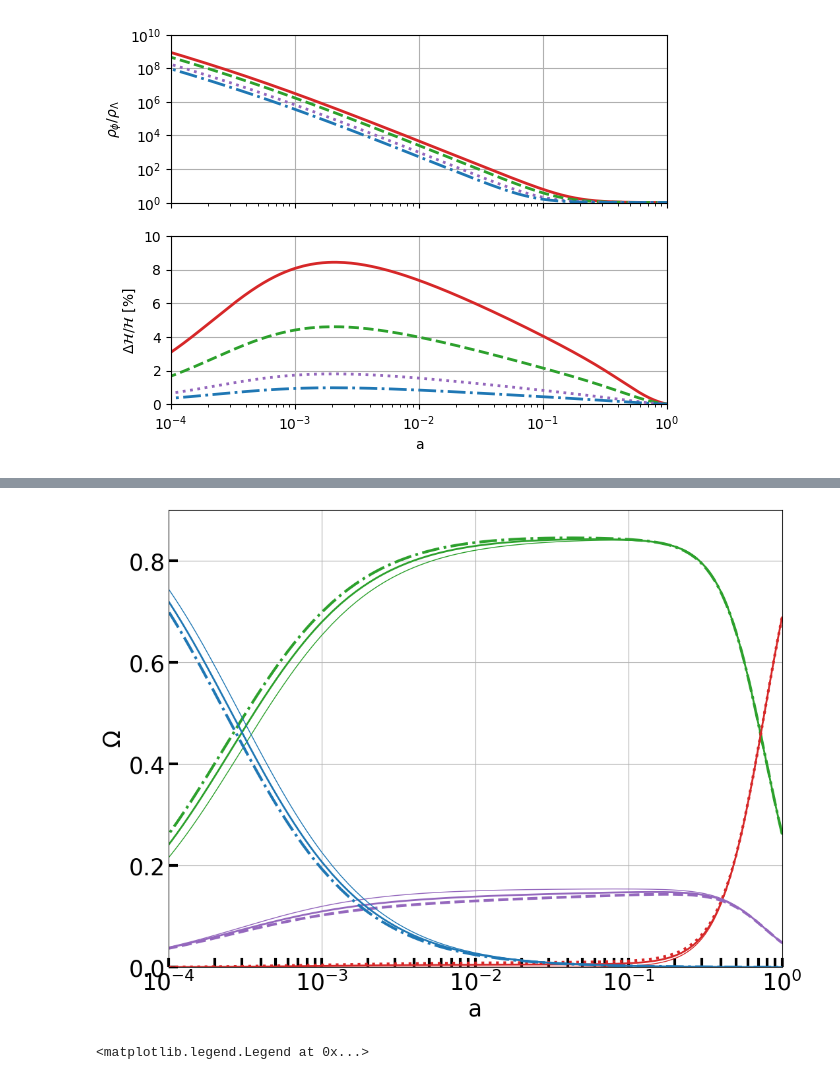
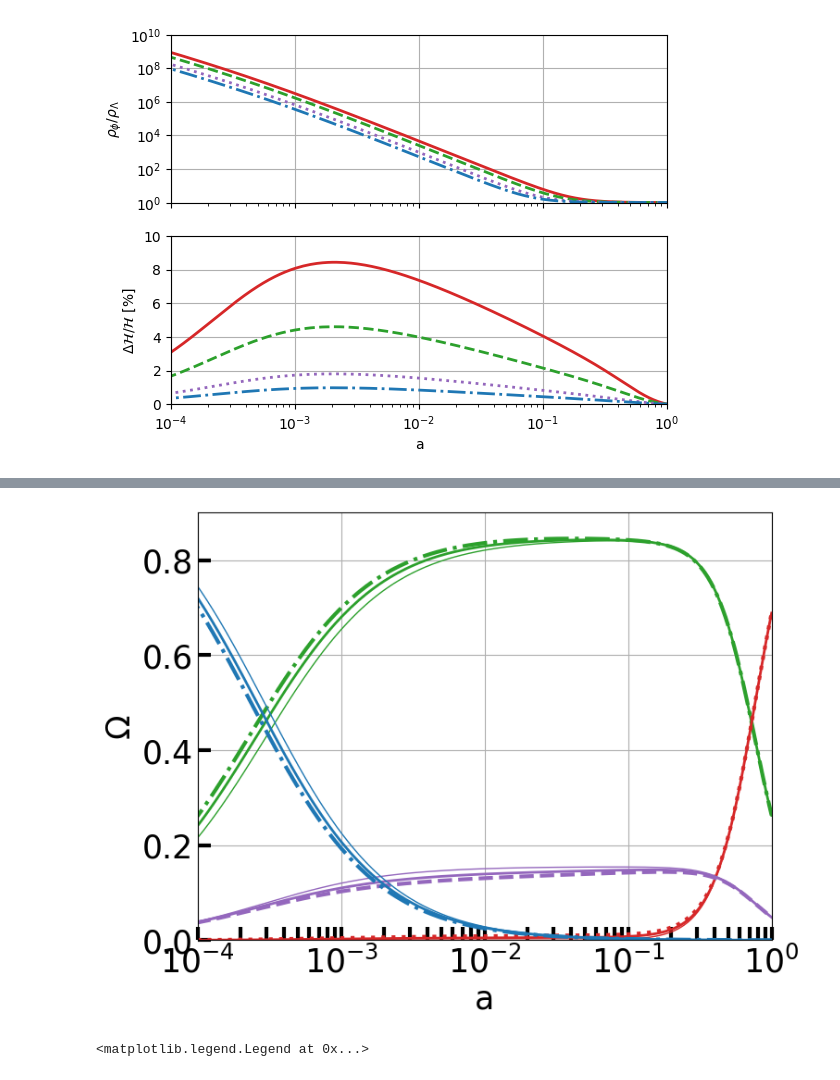
Before and after one commit to joaoreboucas1/ISF, a Jupyter notebook: Interacting_Scalar_Fields.ipynb, the cells around one changed output, grey strips where cells are left out. Saved outputs shown, nothing was run; the diff lists cells and outputs as text; code cells hidden in the pictures.

```diff
--- a/Interacting_Scalar_Fields.ipynb
+++ b/Interacting_Scalar_Fields.ipynb
@@ -13,14 +13,15 @@ Units: assume reduced natural units: $c = 8 \pi G = \hbar = 1$
 # %%
 # Fixed parameters from Planck 2018
+c_in_km_s = 299_792.458
 h = 0.6756
+H0 = 100*h/c_in_km_s
+rho_cr = 3*H0**2
 omega_c = 0.12/h**2
 omega_b = 0.022/h**2
 omega_phot = 2.47e-5/h**2
 omega_massless_nu = 3*(7/8)*(4/11)**(4/3)*omega_phot
 omega_r = omega_phot + omega_massless_nu
 omega_de = 1 - omega_c - omega_b - omega_r
-
-rho_cr = 3
 # %% [markdown]
 ## Equations:
 The Klein-Gordon equation for $\phi$ with DM interaction is (see Equation 39):
@@ -354,34 +358,34 @@ plt.savefig("fig2_a.pdf")
 # %%
 # Figure 1a
-factor=3
+factor=2
 plt.figure(figsize=(4*factor,3*factor))
 plt.semilogx(a, f_dm_a_8, color='tab:green', ls='-.', lw=3)
 plt.semilogx(a, f_dm_a_10, color='tab:green', ls='-', lw=2)
 plt.semilogx(a, f_dm_a_lcdm, color='tab:green', ls='-', lw=1)
 plt.semilogx(a, f_de_a_8, color='tab:red', ls=':', lw=3)
 plt.semilogx(a, f_de_a_10, color='tab:red', ls='-', lw=2)
 plt.semilogx(a, f_de_a_lcdm, color='tab:red', ls='-', lw=1)
 plt.semilogx(a, f_b_a_8, color='tab:purple', ls='--', lw=3)
 plt.semilogx(a, f_b_a_10, color='tab:purple', ls='-', lw=2)
 plt.semilogx(a, f_b_a_lcdm, color='tab:purple', ls='-', lw=1)
 plt.semilogx(a, f_r_a_8, color='tab:blue', ls='-.', lw=3)
 plt.semilogx(a, f_r_a_10, color='tab:blue', ls='-', lw=2)
 plt.semilogx(a, f_r_a_lcdm, color='tab:blue', ls='-', lw=1)
 plt.xlim([1e-4, 1])
 plt.ylim([0, 0.9])
 
 plt.xlabel("a", fontsize=25)
 plt.ylabel(r"$\Omega$", fontsize=25)
 plt.tick_params(axis="both", which="both", direction="in", length=10, width=3)
 
 plt.yticks([0.2*i for i in range(5)], fontsize=25)
 plt.xticks(fontsize=25)
 
 plt.grid()
 
 plt.savefig("fig1_a.pdf")
 # %% [output]
-[figure, old version]
+[figure, new version]
 # %%
 # Plotting phi(a)
 factor=3
```
Also changed, not shown: parts of 3 cells of this notebook.
